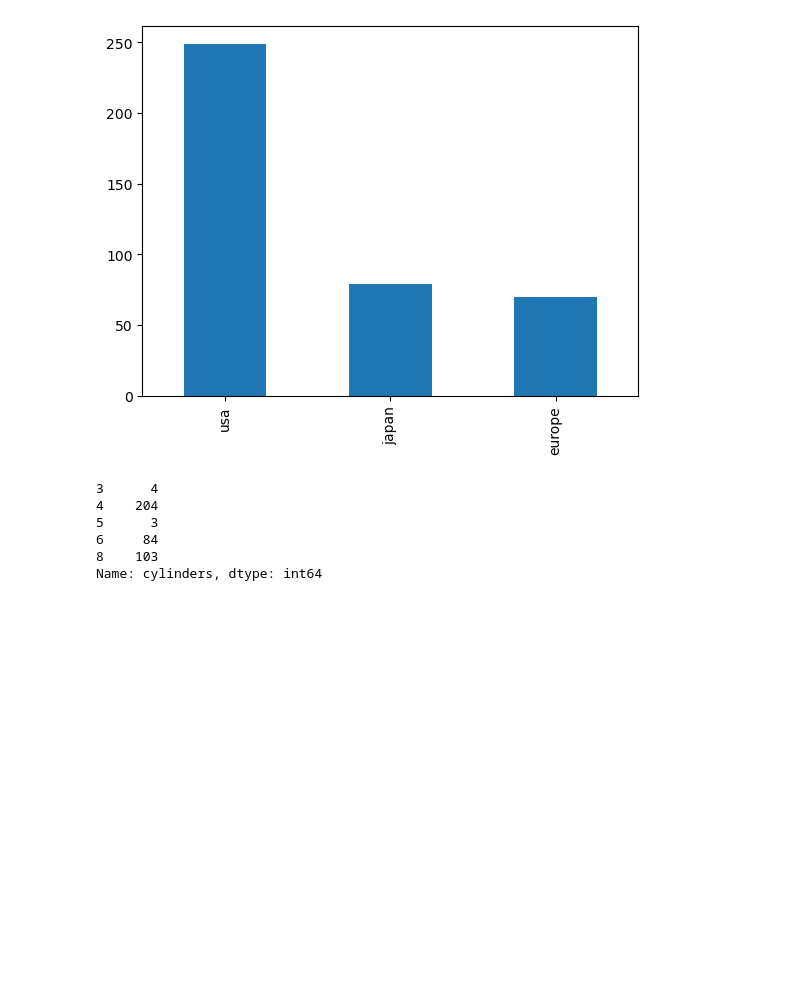
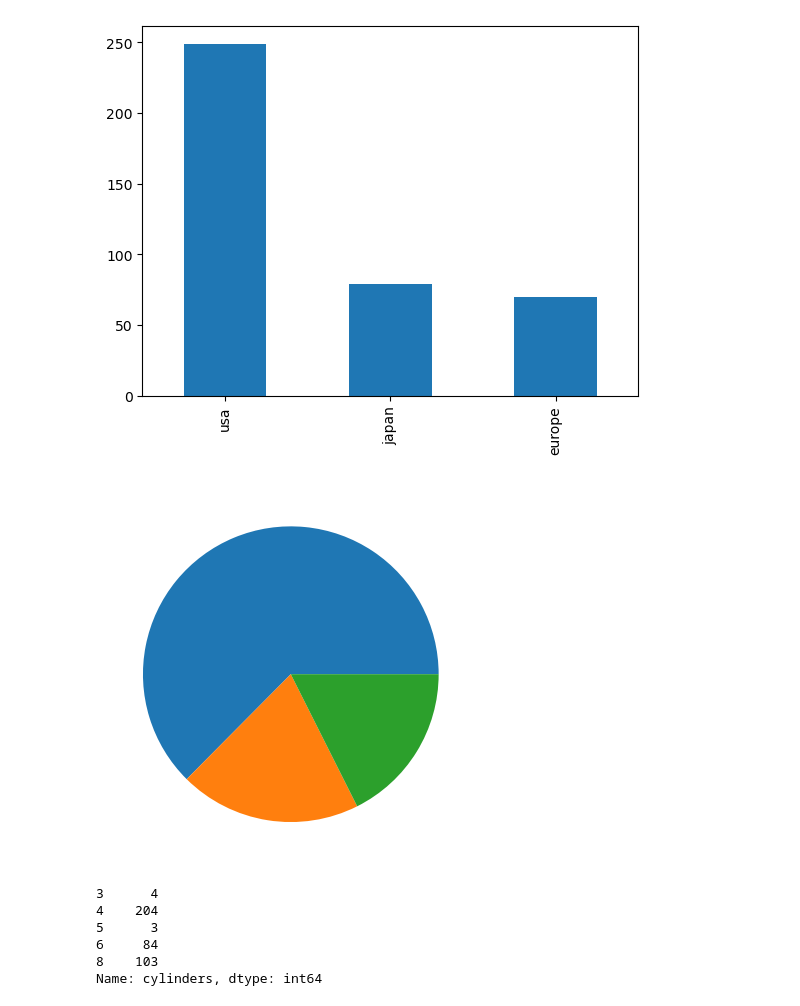
Before and after one commit to get-to-work-together/Computrain-Python-voor-Data-Science, a Jupyter notebook: Training/opdracht 3 - pandas.ipynb, the cells around one changed output. Drawn from its saved outputs; the diff is of its cells as text; code cells hidden in the pictures; blank space fills up the shorter version.

```diff
--- a/Training/opdracht 3 - pandas.ipynb
+++ b/Training/opdracht 3 - pandas.ipynb
@@ -44,7 +44,8 @@ df.head()
 | 3 | 16.0 | 8 | 304.0 | 150.0 | 3433 | 12.0 | 70 | usa | amc rebel sst |
 | 4 | 17.0 | 8 | 302.0 | 140.0 | 3449 | 10.5 | 70 | usa | ford torino |
 # %%
-df['origin'].value_counts()
+origin_counts = df['origin'].value_counts()
+origin_counts
 # %% [output]
 usa       249
 japan      79
@@ -55,6 +56,11 @@ df['origin'].value_counts().plot(kind='bar')
 plt.show()
 # %% [output]
 [figure]
+# %%
+plt.pie(origin_counts)
+plt.show()
+# %% [output]
+[figure, added]
 # %%
 df['cylinders'].value_counts().sort_index()
 # %% [output]
```
Also changed, not shown: parts of 5 cells of this notebook, 3 other files.
